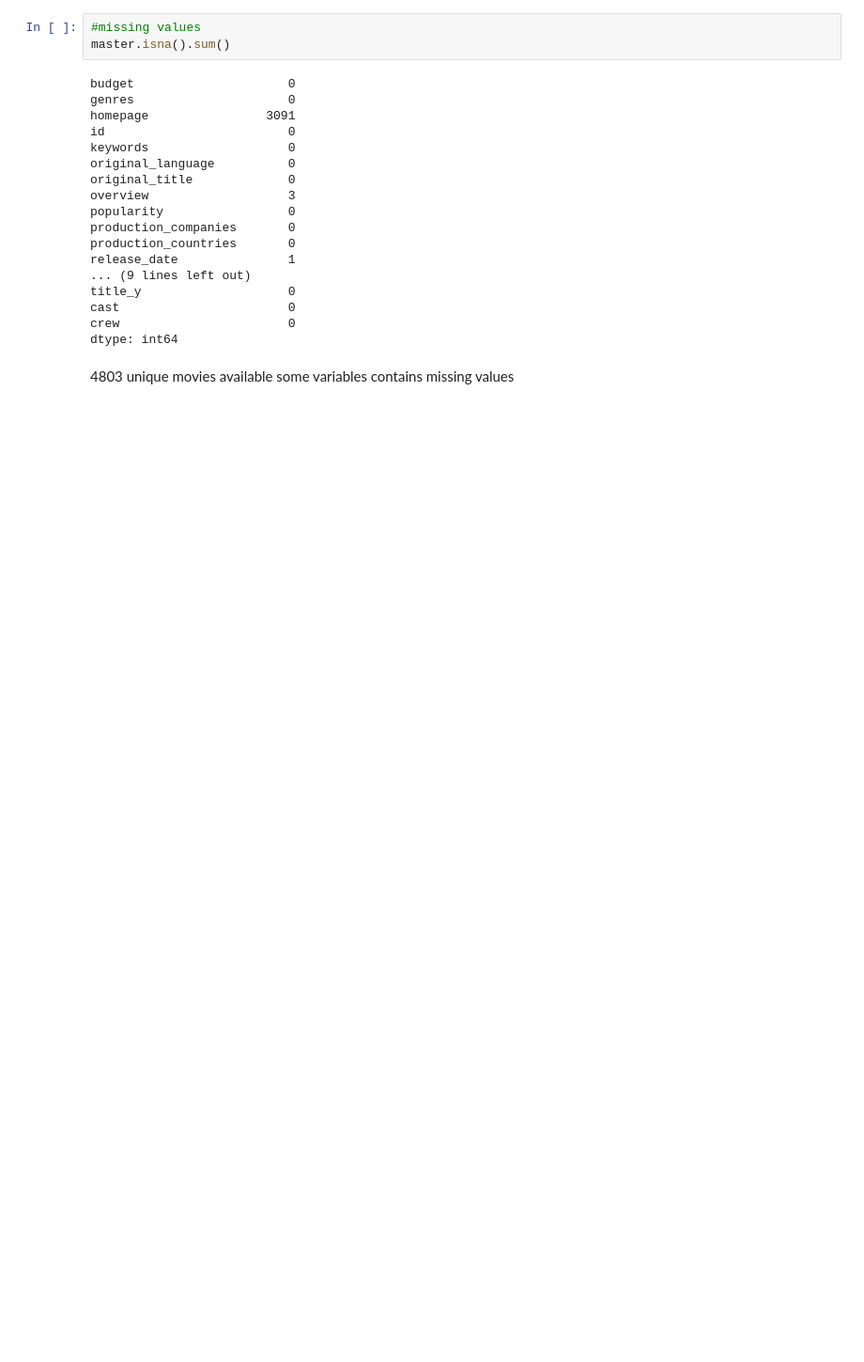
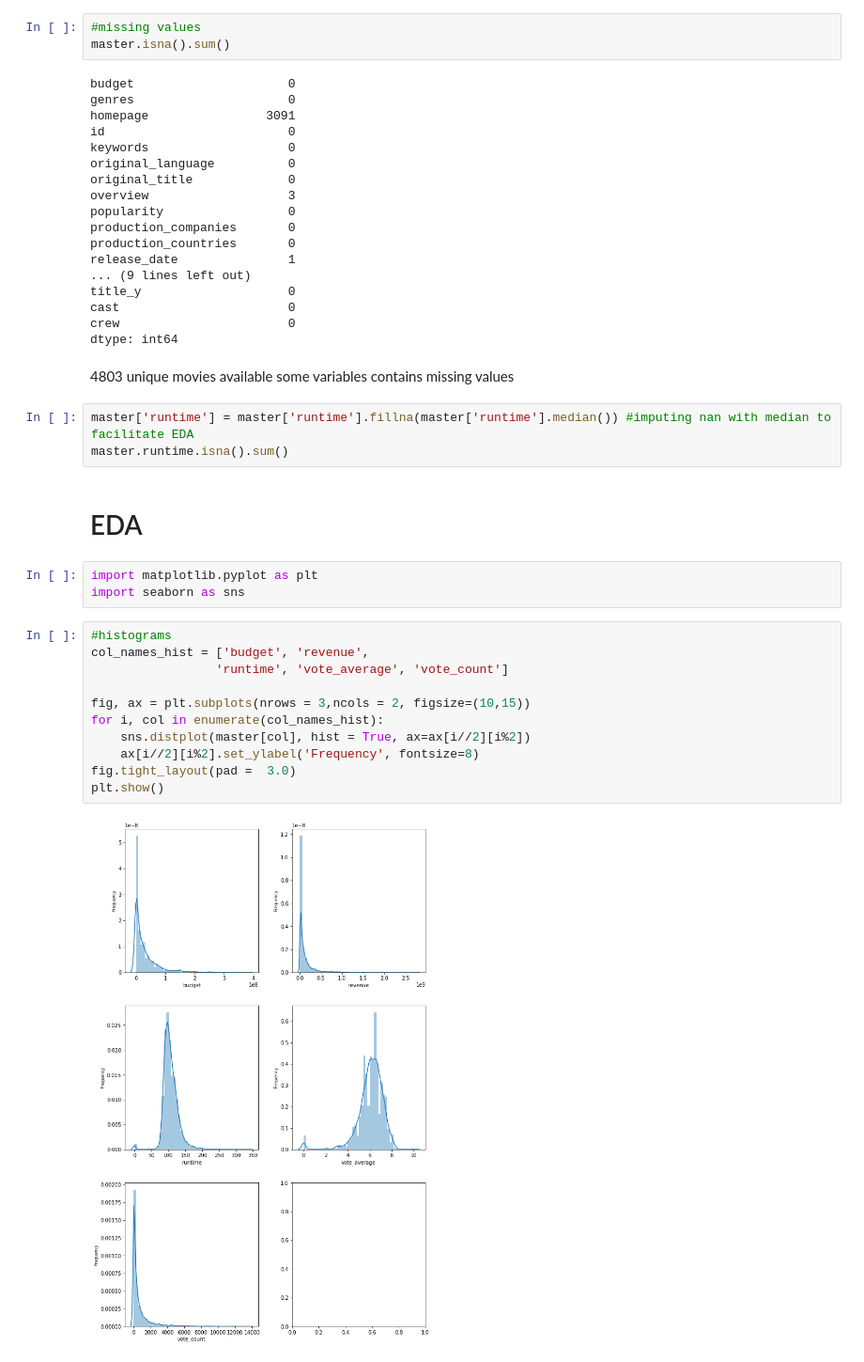
Before and after one commit to hst22/Movie-Recommender-Systems, a Jupyter notebook: Recommender System.ipynb, the cells around one changed output. Shown: that part at 94% size. Cells and saved outputs as stored; diff of their text form; blank space fills up the shorter version.

```diff
--- a/Recommender System.ipynb
+++ b/Recommender System.ipynb
@@ -126,3 +131,24 @@ dtype: int64
 # %% [markdown]
 4803 unique movies available
 some variables contains missing values
+# %%
+master['runtime'] = master['runtime'].fillna(master['runtime'].median()) #imputing nan with median to facilitate EDA
+master.runtime.isna().sum()
+# %% [markdown]
+# EDA
+# %%
+import matplotlib.pyplot as plt
+import seaborn as sns
+# %%
+#histograms
+col_names_hist = ['budget', 'revenue',
+                 'runtime', 'vote_average', 'vote_count']
+
+fig, ax = plt.subplots(nrows = 3,ncols = 2, figsize=(10,15))
+for i, col in enumerate(col_names_hist):
+    sns.distplot(master[col], hist = True, ax=ax[i//2][i%2])
+    ax[i//2][i%2].set_ylabel('Frequency', fontsize=8)
+fig.tight_layout(pad =  3.0)
+plt.show()
+# %% [output]
+[figure, added]
```
Also changed, not shown: parts of 8 cells of this notebook.
